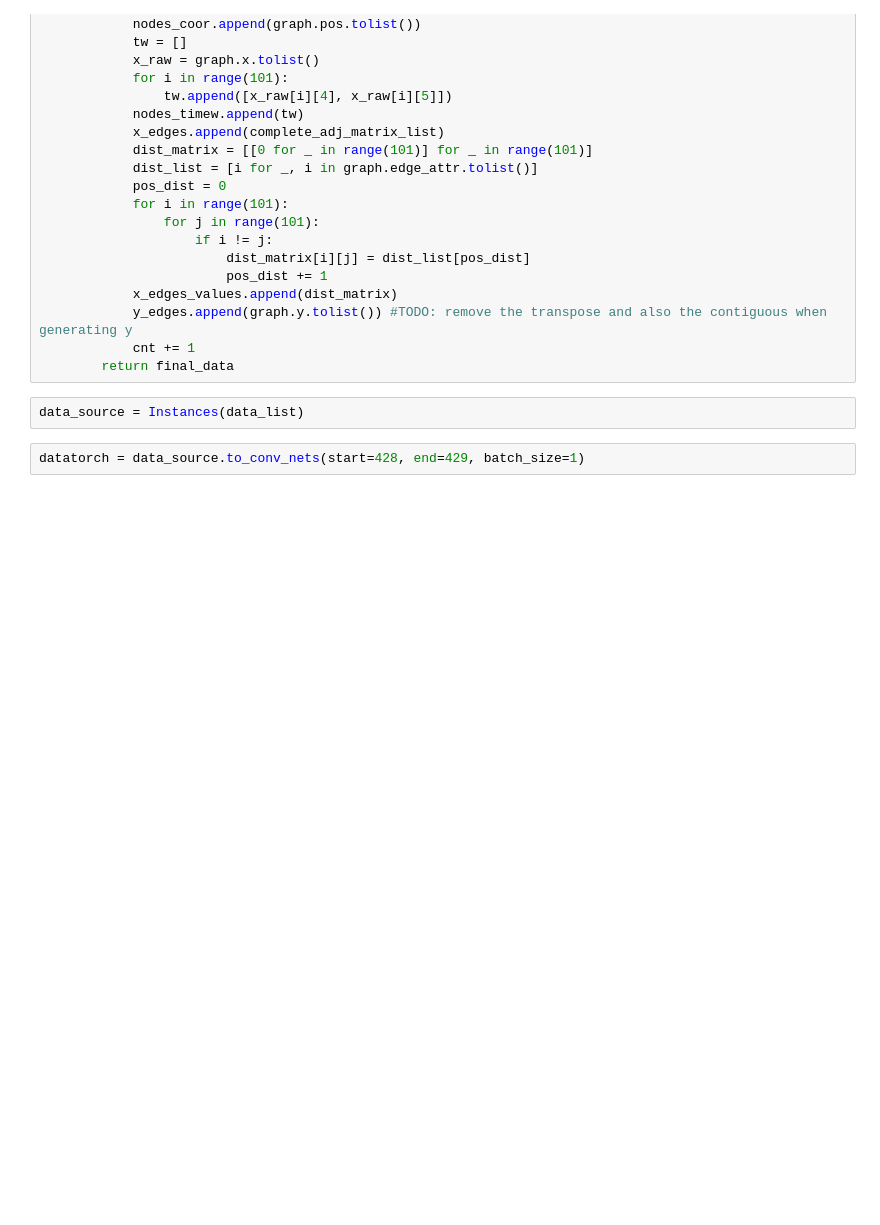
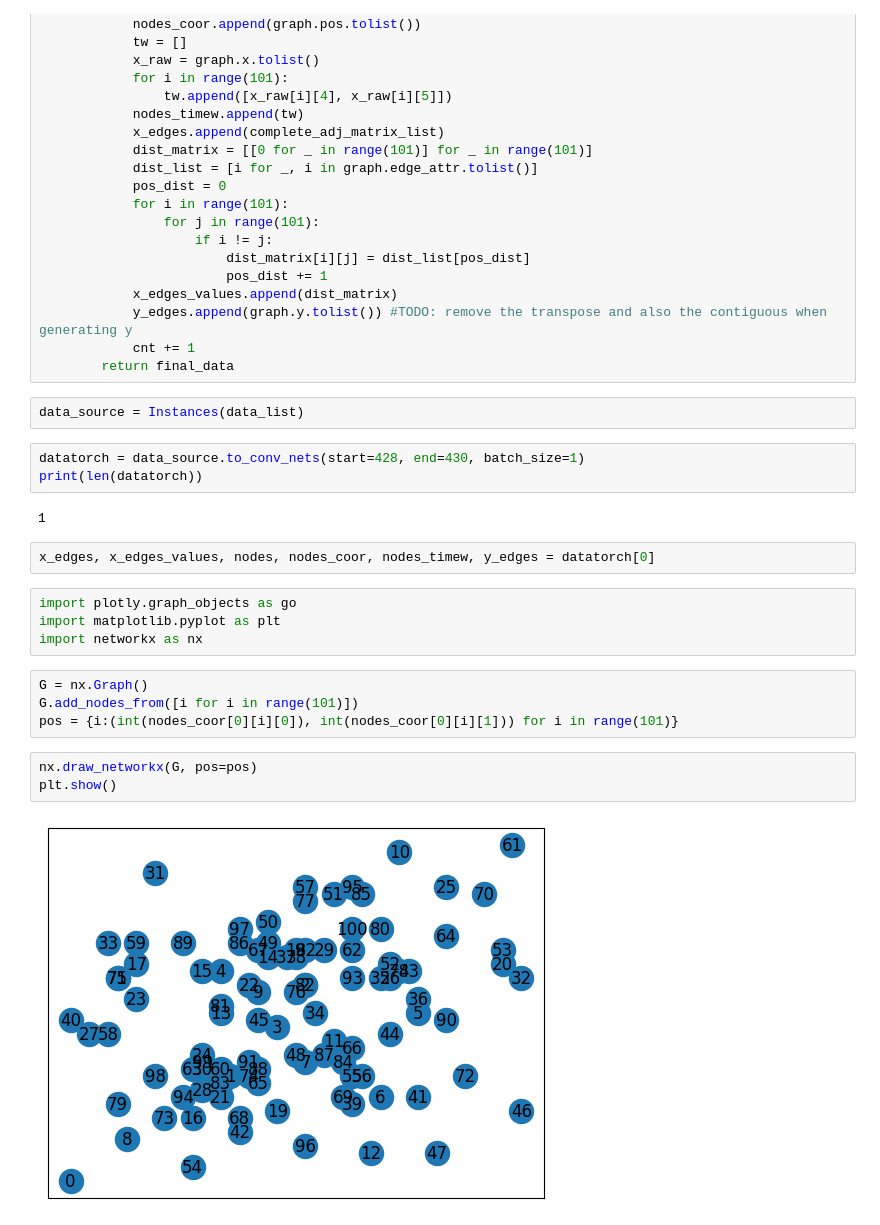
Before and after one commit to jpCantillana/NgLearning, a Jupyter notebook: instance_plot.ipynb, the cells around one changed output. Cells and saved outputs as stored; diff of their text form; blank space fills up the shorter version.

Commit message:
graphing instances

```diff
--- a/instance_plot.ipynb
+++ b/instance_plot.ipynb
@@ -142,4 +142,22 @@ class Instances:
 # %%
 data_source = Instances(data_list)
 # %%
-datatorch = data_source.to_conv_nets(start=428, end=429, batch_size=1)
+datatorch = data_source.to_conv_nets(start=428, end=430, batch_size=1)
+print(len(datatorch))
+# %% [output]
+1
+# %%
+x_edges, x_edges_values, nodes, nodes_coor, nodes_timew, y_edges = datatorch[0]
+# %%
+import plotly.graph_objects as go
+import matplotlib.pyplot as plt
+import networkx as nx
+# %%
+G = nx.Graph()
+G.add_nodes_from([i for i in range(101)])
+pos = {i:(int(nodes_coor[0][i][0]), int(nodes_coor[0][i][1])) for i in range(101)}
+# %%
+nx.draw_networkx(G, pos=pos)
+plt.show()
+# %% [output]
+[figure, added]
```
Also changed, not shown: parts of 2 cells of this notebook.
